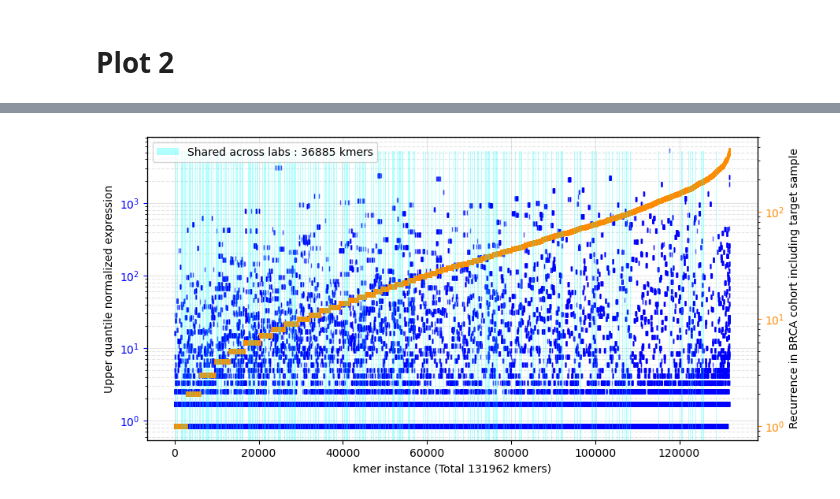
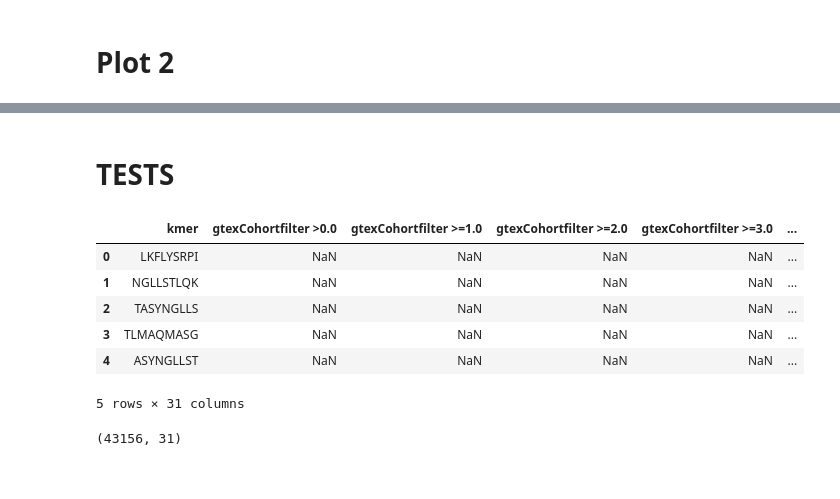
Before and after one commit to ratschlab/projects2020_ohsu, a Jupyter notebook: eth/plotting/OHSU_collab_Rerun_allRF/p20230315_recurrence_expression_metainfo.ipynb, the cells around one changed output, grey strips where cells are left out. Drawn from its saved outputs; the diff is of its cells as text; code cells hidden in the pictures.

```diff
--- a/eth/plotting/OHSU_collab_Rerun_allRF/p20230315_recurrence_expression_metainfo.ipynb
+++ b/eth/plotting/OHSU_collab_Rerun_allRF/p20230315_recurrence_expression_metainfo.ipynb
@@ -218,7 +217,7 @@ color4 = 'green'
 colorgrid = 'grey'
 alpha_marker1 = 0.7
 alpha_marker2 = 0.5
-alpha_bar = 0.3
+alpha_bar = 0.2
 alpha_grid = 0.2
 
 # Figure initialize
@@ -263,13 +262,28 @@ ax2.set_yscale("log")
 #ax.figure.legend()
 
 
-save = False
-name = 'Recurr_expr_shareness'
+save = True
+name = 'Recurr_expr_shareness_cyan'
 save_path = os.path.join(plot_dir, f'{base_plot}_{name}.pdf')
 if save:
     print("save to {}".format(save_path))
     plt.savefig(save_path, bbox_inches='tight')
 
 fig.show()
-# %% [output]
-[figure, removed]
+# %% [markdown]
+# TESTS
+# %%
+df.head()
+# %% [output]
+|  | kmer | gtexCohortfilter >0.0 | gtexCohortfilter >=1.0 | gtexCohortfilter >=2.0 | gtexCohortfilter >=3.0 | ... |
+| 0 | LKFLYSRPI | NaN | NaN | NaN | NaN | ... |
+| 1 | NGLLSTLQK | NaN | NaN | NaN | NaN | ... |
+| 2 | TASYNGLLS | NaN | NaN | NaN | NaN | ... |
+| 3 | TLMAQMASG | NaN | NaN | NaN | NaN | ... |
+| 4 | ASYNGLLST | NaN | NaN | NaN | NaN | ... |
+5 rows × 31 columns
+# %%
+df_shared = df.loc[df['shared_across_labs'] == True]
+display(df_shared.shape)
+# %% [output]
+(43156, 31)
```
Also changed, not shown: parts of 26 cells of this notebook, 1 other file.
